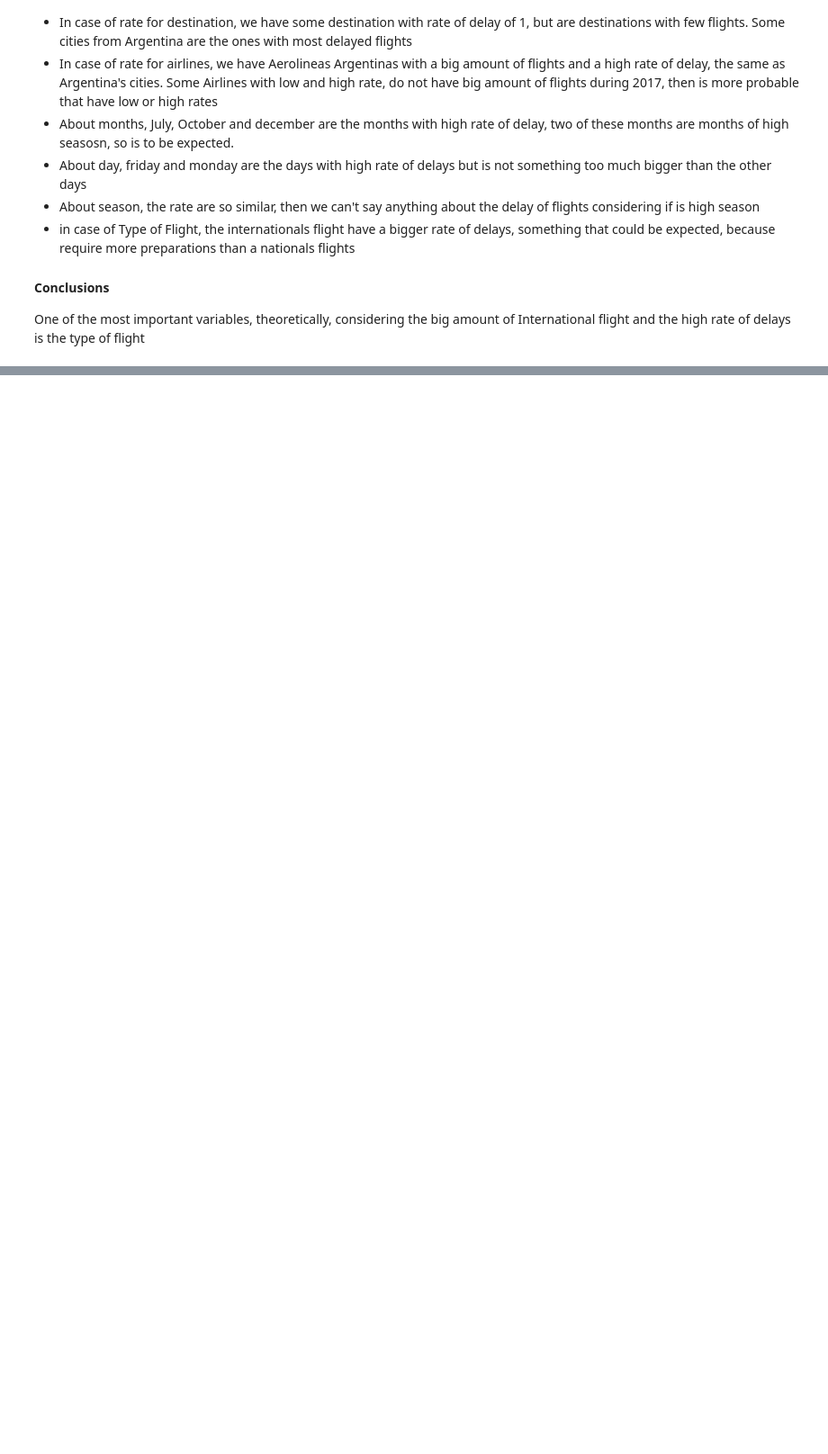
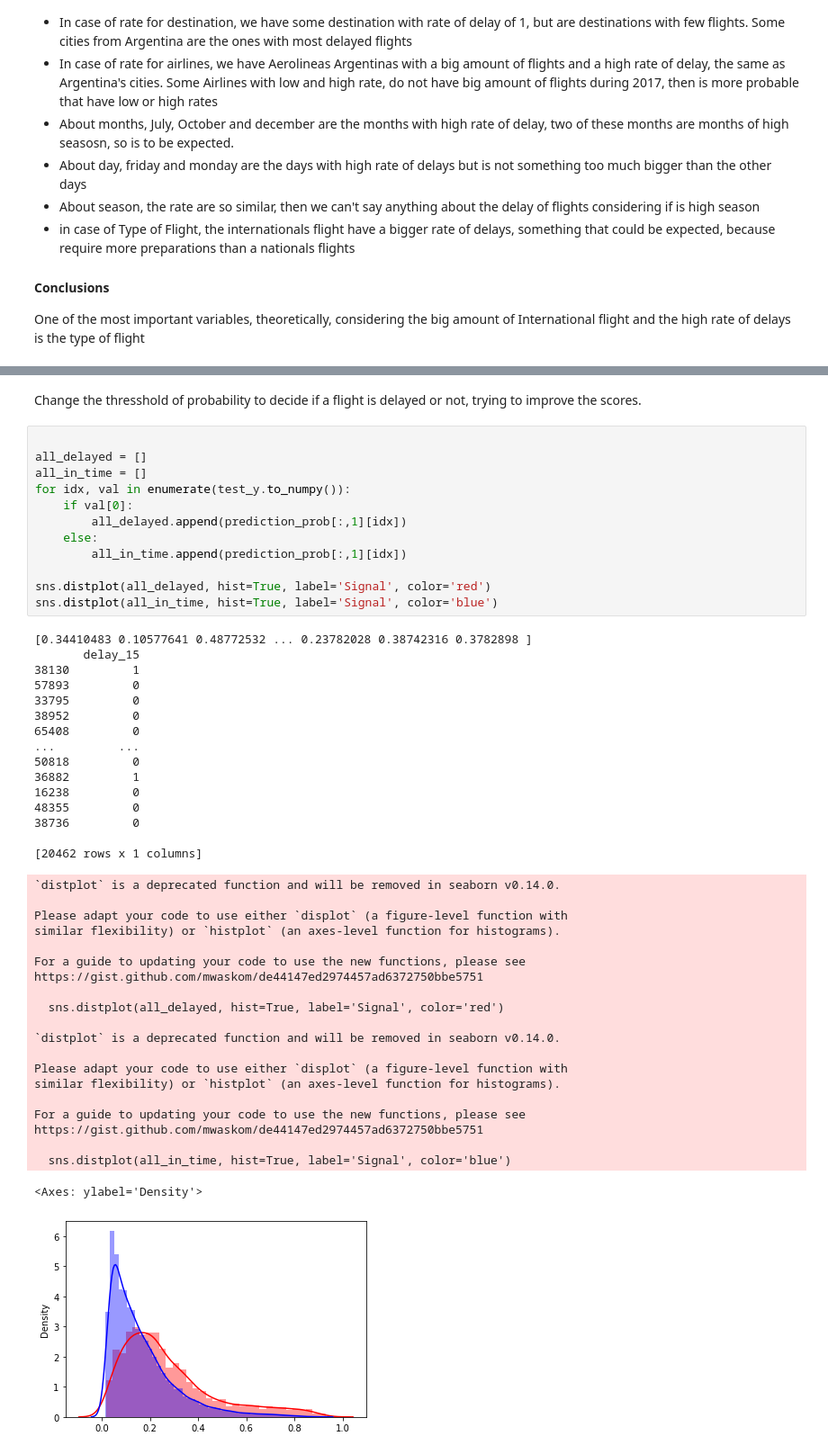
Before and after one commit to FelipeFValdivia/probability-of-delay-airlines, a Jupyter notebook: solution.ipynb, the cells around one changed output, grey strips where cells are left out. Shown at 90% size. Drawn from its saved outputs; the diff is of its cells as text; blank space fills up the shorter version.

```diff
--- a/solution.ipynb
+++ b/solution.ipynb
@@ -367,0 +1201,51 @@ OPERA ratio of delayed flight for each value
+# %% [markdown]
+<p>Change the thresshold of probability to decide if a flight is delayed or not, trying to improve the scores.</p>
+# %%
+
+all_delayed = []
+all_in_time = []
+for idx, val in enumerate(test_y.to_numpy()):
+    if val[0]:
+        all_delayed.append(prediction_prob[:,1][idx])
+    else:
+        all_in_time.append(prediction_prob[:,1][idx])
+
+sns.distplot(all_delayed, hist=True, label='Signal', color='red')
+sns.distplot(all_in_time, hist=True, label='Signal', color='blue')
+# %% [output]
+[0.34410483 0.10577641 0.48772532 ... 0.23782028 0.38742316 0.3782898 ]
+       delay_15
+38130         1
+57893         0
+33795         0
+38952         0
+65408         0
+...         ...
+50818         0
+36882         1
+16238         0
+48355         0
+38736         0
+
+[20462 rows x 1 columns]
+`distplot` is a deprecated function and will be removed in seaborn v0.14.0.
+
+Please adapt your code to use either `displot` (a figure-level function with
+similar flexibility) or `histplot` (an axes-level function for histograms).
+
+For a guide to updating your code to use the new functions, please see
+https://gist.github.com/mwaskom/de44147ed2974457ad6372750bbe5751
+
+  sns.distplot(all_delayed, hist=True, label='Signal', color='red')
+
+`distplot` is a deprecated function and will be removed in seaborn v0.14.0.
+
+Please adapt your code to use either `displot` (a figure-level function with
+similar flexibility) or `histplot` (an axes-level function for histograms).
+
+For a guide to updating your code to use the new functions, please see
+https://gist.github.com/mwaskom/de44147ed2974457ad6372750bbe5751
+
+  sns.distplot(all_in_time, hist=True, label='Signal', color='blue')
+<Axes: ylabel='Density'>
+[figure, added]
```
Also changed, not shown: parts of 29 cells of this notebook, 4 other files.
